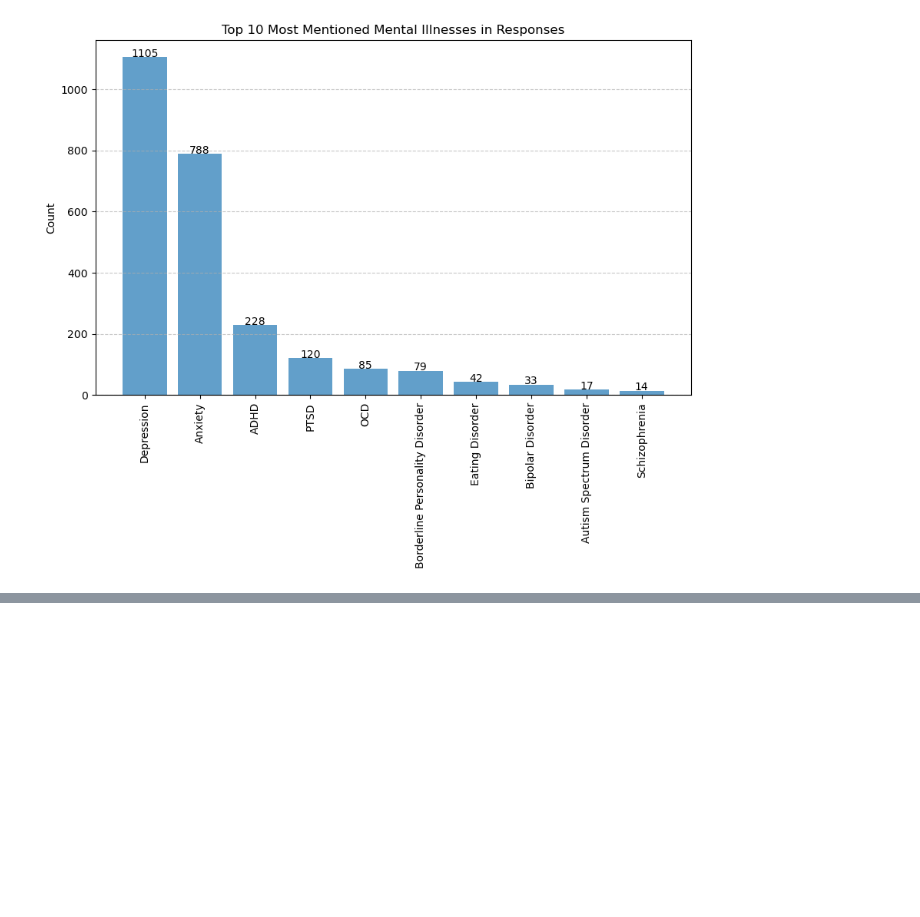
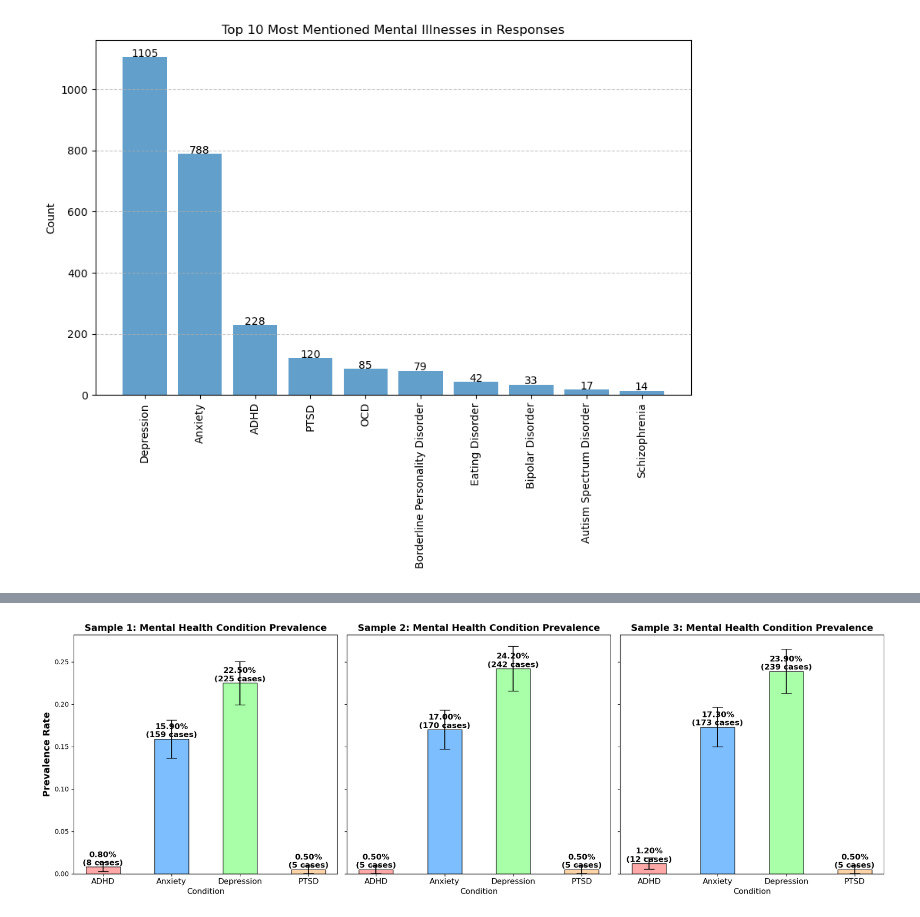
Before and after one commit to Kristaps-E/EDA_Mental_health_in_teach, a Jupyter notebook: EDA.IPYNB, the cells around one changed output, grey strips where cells are left out. Saved outputs shown, nothing was run; the diff lists cells and outputs as text; code cells hidden in the pictures; blank space fills up the shorter version.

```diff
--- a/EDA.IPYNB
+++ b/EDA.IPYNB
@@ -829,0 +762,70 @@ question_ids_mental_illnesses
+# %%
+conditions = ["depression", "anxiety", "adhd", "ptsd"]
+num_samples = 3
+all_samples = []
+
+for i in range(num_samples):
+    query = """
+        SELECT DISTINCT UserID FROM Answer
+        ORDER BY RANDOM()
+        LIMIT 1000;
+    """
+    random_users_df = pd.read_sql(query, conn)
+    random_users = tuple(random_users_df["UserID"].tolist())
+
+    query = f"""
+        SELECT
+            CASE
+                WHEN AnswerText LIKE '%depression%' THEN 'Depression'
+                WHEN AnswerText LIKE '%anxiety%' THEN 'Anxiety'
+                WHEN AnswerText LIKE '%adhd%' THEN 'ADHD'
+                WHEN AnswerText LIKE '%ptsd%' THEN 'PTSD'
+            END AS condition,
+            COUNT(DISTINCT UserID) AS count
+        FROM Answer
+        WHERE UserID IN {random_users}
+        AND (
+            AnswerText LIKE '%depression%' OR
+            AnswerText LIKE '%anxiety%' OR
+            AnswerText LIKE '%adhd%' OR
+            AnswerText LIKE '%ptsd%'
+        )
+        GROUP BY condition;
+    """
+    prevalence_data = pd.read_sql(query, conn)
+    prevalence_data["Sample"] = f"Sample {i+1}"
+    prevalence_data["prevalence"] = prevalence_data["count"] / 1000
+
+    z_score = 1.95
+    prevalence_data["CI"] = z_score * np.sqrt((prevalence_data["prevalence"] * (1 - prevalence_data["prevalence"])) / 1000)
+
+    all_samples.append(prevalence_data)
+
+
+prevalence_df = pd.concat(all_samples, ignore_index=True)
+fig, axes = plt.subplots(1, 3, figsize=(18, 6), sharey=True)
+
+for i, sample_name in enumerate(["Sample 1", "Sample 2", "Sample 3"]):
+    sample_data = prevalence_df[prevalence_df["Sample"] == sample_name]
+
+    bars = axes[i].bar(sample_data["condition"], sample_data["prevalence"],
+                       yerr=sample_data["CI"], capsize=8,
+                       color=["#ff9999", "#66b3ff", "#99ff99", "#ffcc99"], alpha=0.85,
+                       edgecolor="black", width=0.5)
+
+    axes[i].set_title(f"{sample_name}: Mental Health Condition Prevalence", fontsize=14, fontweight="bold")
+    axes[i].set_xlabel("Condition", fontsize=12)
+
+    axes[i].set_xticks(range(len(sample_data["condition"])))
+    axes[i].set_xticklabels(sample_data["condition"], fontsize=12)
+
+    for bar, rate, count in zip(bars, sample_data["prevalence"], sample_data["count"]):
+        axes[i].text(bar.get_x() + bar.get_width()/2, bar.get_height() + 0.002,
+                     f"{rate*100:.2f}%\n({count} cases)", ha='center', fontsize=12, fontweight="bold")
+
+
+axes[0].set_ylabel("Prevalence Rate", fontsize=14, fontweight="bold")
+plt.tight_layout()
+plt.show()
+# %% [output]
+[figure, added]
```
Also changed, not shown: parts of 7 cells of this notebook, 1 other file.
